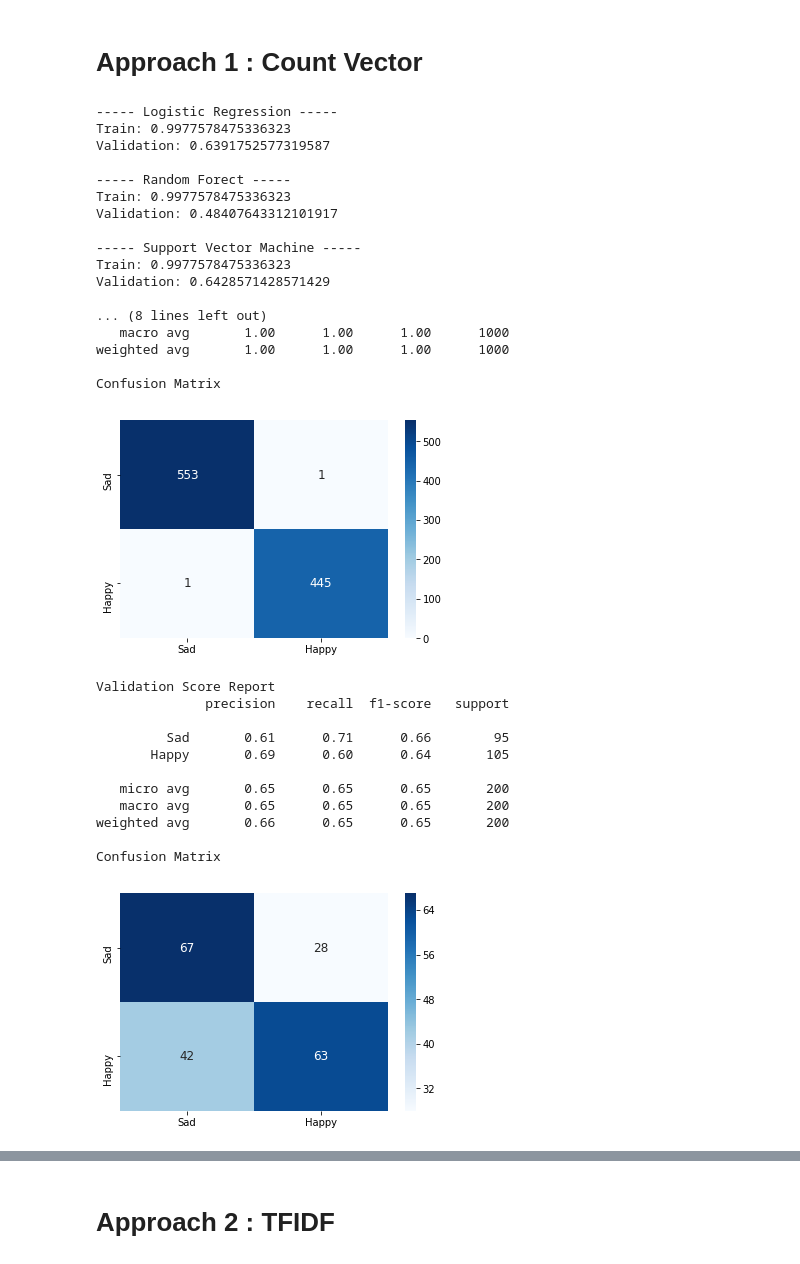
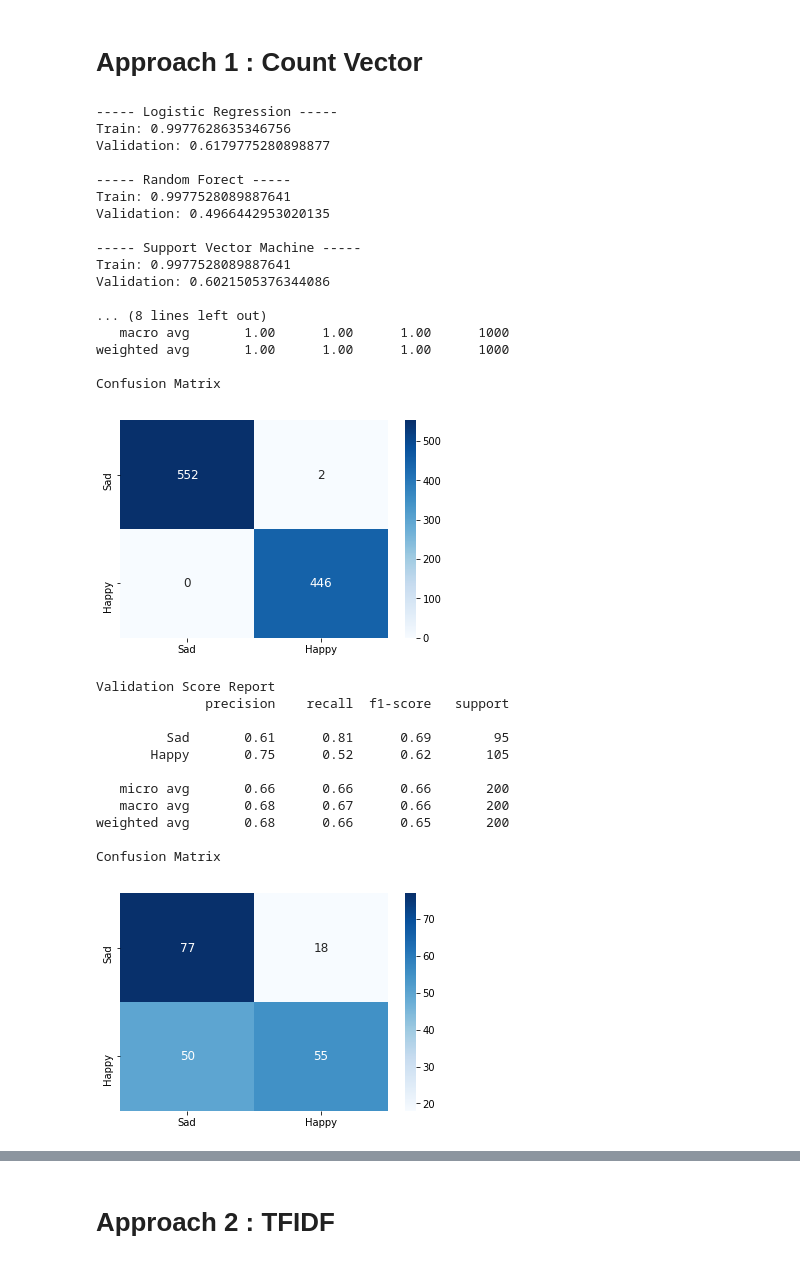
Before and after one commit to marmikshah/Mood-Classification, a Jupyter notebook: Notebooks/Mood.ipynb, the cells around one changed output, grey strips where cells are left out. Cells and saved outputs as stored; diff of their text form; code cells hidden in the pictures.

```diff
--- a/Notebooks/Mood.ipynb
+++ b/Notebooks/Mood.ipynb
@@ -215,38 +215,38 @@ names = ["Logistic Regression",
 from sklearn.feature_extraction.text import CountVectorizer
 # %%
 # Instantiate a CountVector
-vectorizer = CountVectorizer()
+vectorizer = CountVectorizer(ngram_range=(1, 3))
 
 # Vectorize the dataset, train, test and generate reports.
 result = vectorizeAndTrain(vectorizer)
 # %% [output]
 ----- Logistic Regression -----
-Train: 0.9977578475336323
-Validation: 0.6391752577319587
+Train: 0.9977628635346756
+Validation: 0.6179775280898877
 
 ----- Random Forect -----
-Train: 0.9977578475336323
-Validation: 0.48407643312101917
+Train: 0.9977528089887641
+Validation: 0.4966442953020135
 
 ----- Support Vector Machine -----
-Train: 0.9977578475336323
-Validation: 0.6428571428571429
+Train: 0.9977528089887641
+Validation: 0.6021505376344086
 
 ... (8 lines left out)
    macro avg       1.00      1.00      1.00      1000
 weighted avg       1.00      1.00      1.00      1000
 
 Confusion Matrix
 [figure]
 Validation Score Report
               precision    recall  f1-score   support
 
-         Sad       0.61      0.71      0.66        95
-       Happy       0.69      0.60      0.64       105
+         Sad       0.61      0.81      0.69        95
+       Happy       0.75      0.52      0.62       105
 
-   micro avg       0.65      0.65      0.65       200
-   macro avg       0.65      0.65      0.65       200
-weighted avg       0.66      0.65      0.65       200
+   micro avg       0.66      0.66      0.66       200
+   macro avg       0.68      0.67      0.66       200
+weighted avg       0.68      0.66      0.65       200
 
 Confusion Matrix
-[figure, old version]
+[figure, new version]
```
Also changed, not shown: parts of 5 cells of this notebook, 1 other file.
